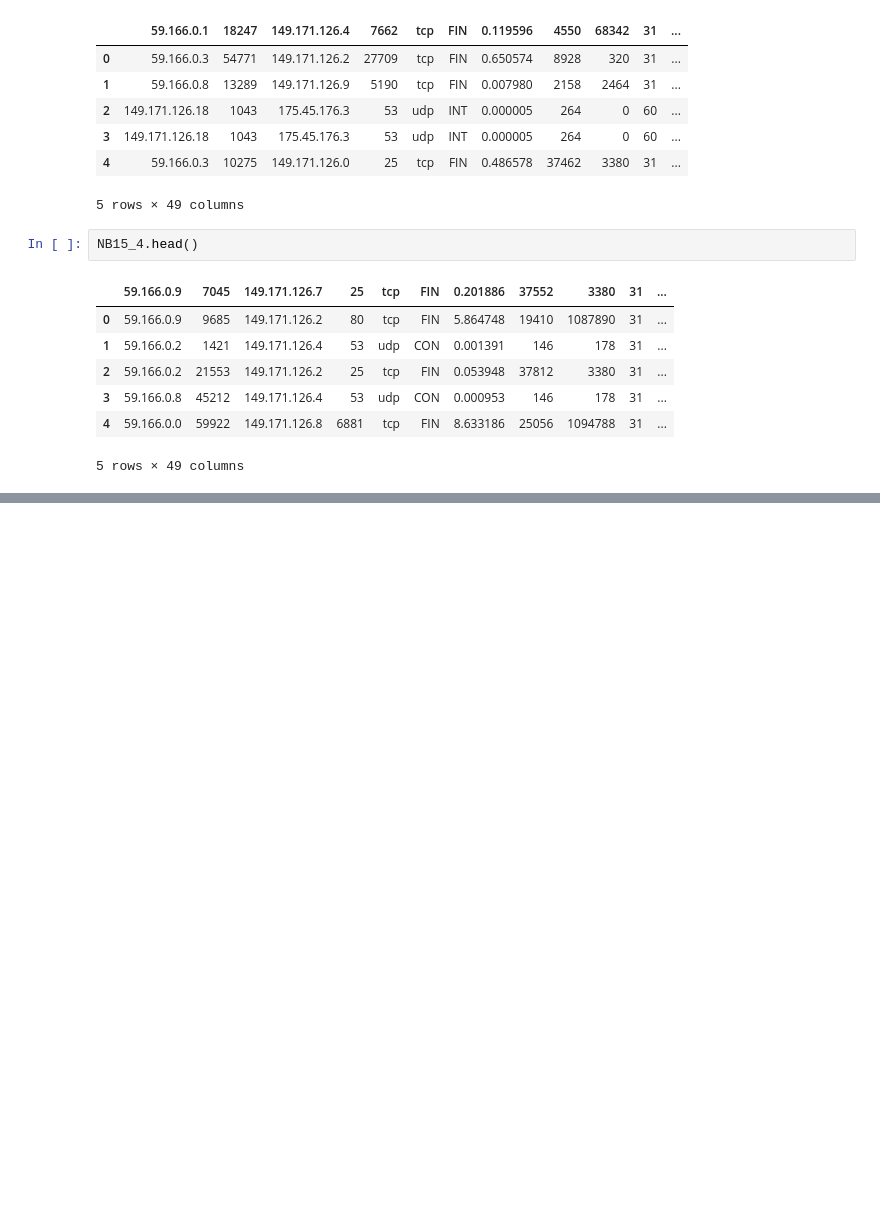
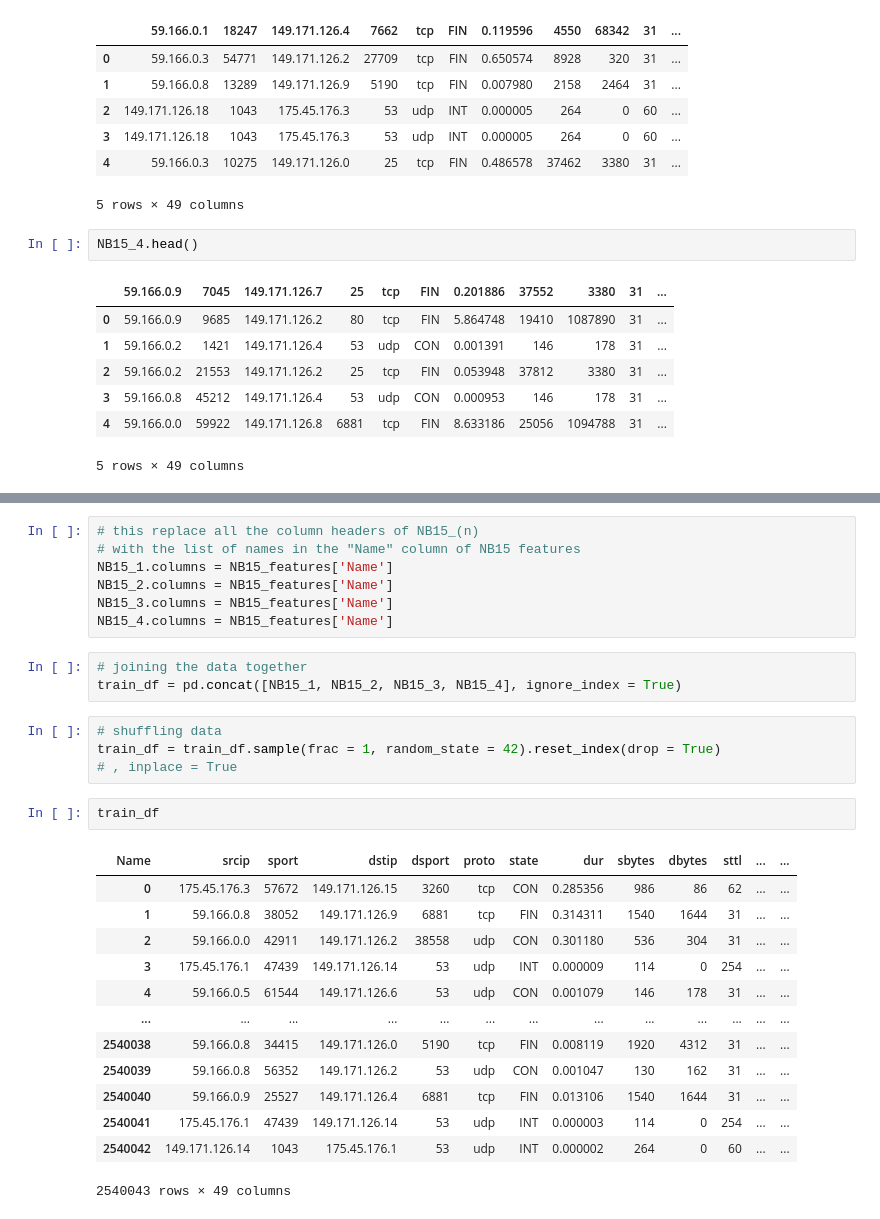
Before and after one commit to hassanmajaro/ml.projects, a Jupyter notebook: ml_threat_detection/cleaning.ipynb, the cells around one changed output, grey strips where cells are left out. Cells and saved outputs as stored; diff of their text form; blank space fills up the shorter version.

```diff
--- a/ml_threat_detection/cleaning.ipynb
+++ b/ml_threat_detection/cleaning.ipynb
@@ -107,0 +121,30 @@ NB15_features.head()
+# %%
+# this replace all the column headers of NB15_(n)
+# with the list of names in the "Name" column of NB15 features
+NB15_1.columns = NB15_features['Name']
+NB15_2.columns = NB15_features['Name']
+NB15_3.columns = NB15_features['Name']
+NB15_4.columns = NB15_features['Name']
+# %%
+# joining the data together
+train_df = pd.concat([NB15_1, NB15_2, NB15_3, NB15_4], ignore_index = True)
+# %%
+# shuffling data
+train_df = train_df.sample(frac = 1, random_state = 42).reset_index(drop = True)
+# , inplace = True
+# %%
+train_df
+# %% [output]
+| Name | srcip | sport | dstip | dsport | proto | state | dur | sbytes | dbytes | sttl | ... | ... |
+| 0 | 175.45.176.3 | 57672 | 149.171.126.15 | 3260 | tcp | CON | 0.285356 | 986 | 86 | 62 | ... | ... |
+| 1 | 59.166.0.8 | 38052 | 149.171.126.9 | 6881 | tcp | FIN | 0.314311 | 1540 | 1644 | 31 | ... | ... |
+| 2 | 59.166.0.0 | 42911 | 149.171.126.2 | 38558 | udp | CON | 0.301180 | 536 | 304 | 31 | ... | ... |
+| 3 | 175.45.176.1 | 47439 | 149.171.126.14 | 53 | udp | INT | 0.000009 | 114 | 0 | 254 | ... | ... |
+| 4 | 59.166.0.5 | 61544 | 149.171.126.6 | 53 | udp | CON | 0.001079 | 146 | 178 | 31 | ... | ... |
+| ... | ... | ... | ... | ... | ... | ... | ... | ... | ... | ... | ... | ... |
+| 2540038 | 59.166.0.8 | 34415 | 149.171.126.0 | 5190 | tcp | FIN | 0.008119 | 1920 | 4312 | 31 | ... | ... |
+| 2540039 | 59.166.0.8 | 56352 | 149.171.126.2 | 53 | udp | CON | 0.001047 | 130 | 162 | 31 | ... | ... |
+| 2540040 | 59.166.0.9 | 25527 | 149.171.126.4 | 6881 | tcp | FIN | 0.013106 | 1540 | 1644 | 31 | ... | ... |
+| 2540041 | 175.45.176.1 | 47439 | 149.171.126.14 | 53 | udp | INT | 0.000003 | 114 | 0 | 254 | ... | ... |
+| 2540042 | 149.171.126.14 | 1043 | 175.45.176.1 | 53 | udp | INT | 0.000002 | 264 | 0 | 60 | ... | ... |
+2540043 rows × 49 columns
```
Also changed, not shown: parts of 3 cells of this notebook.
